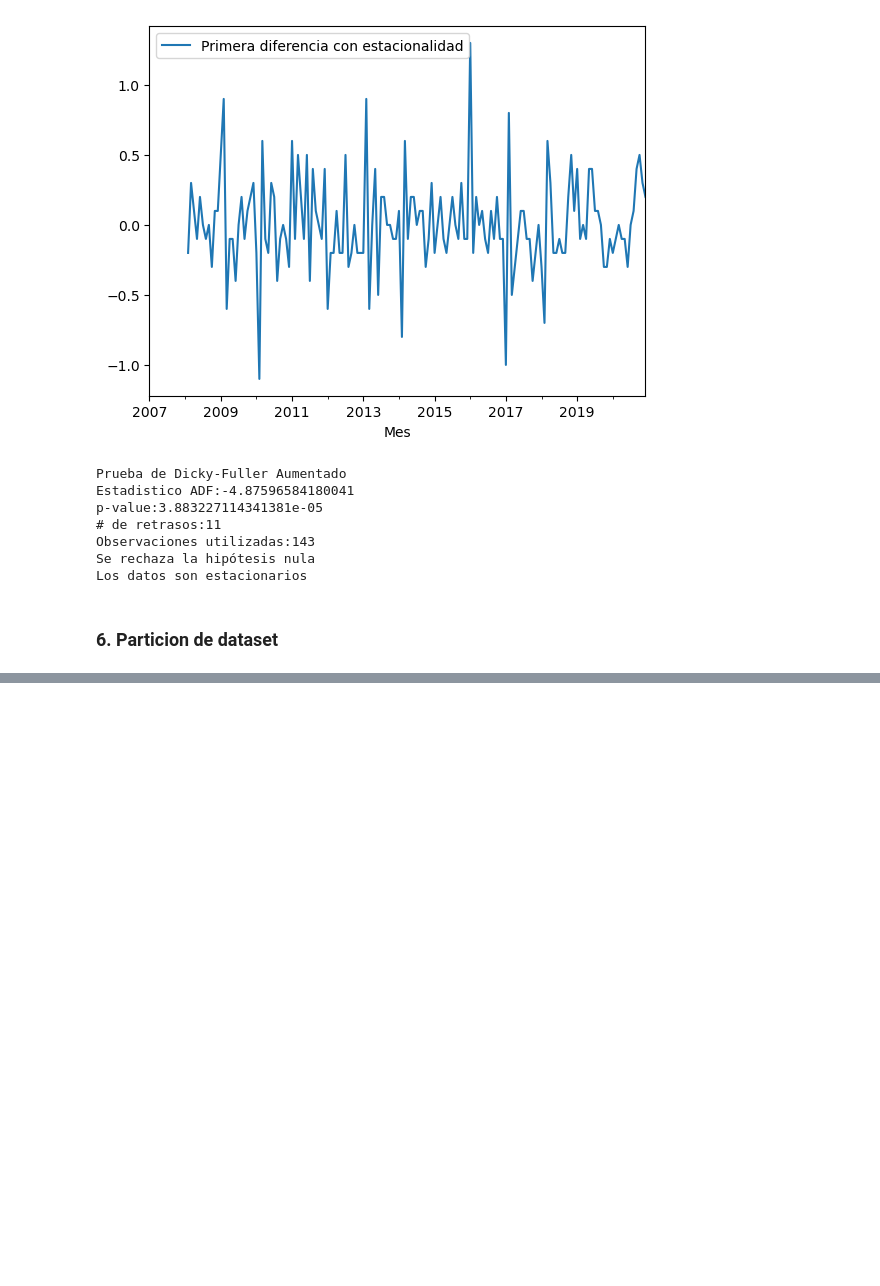
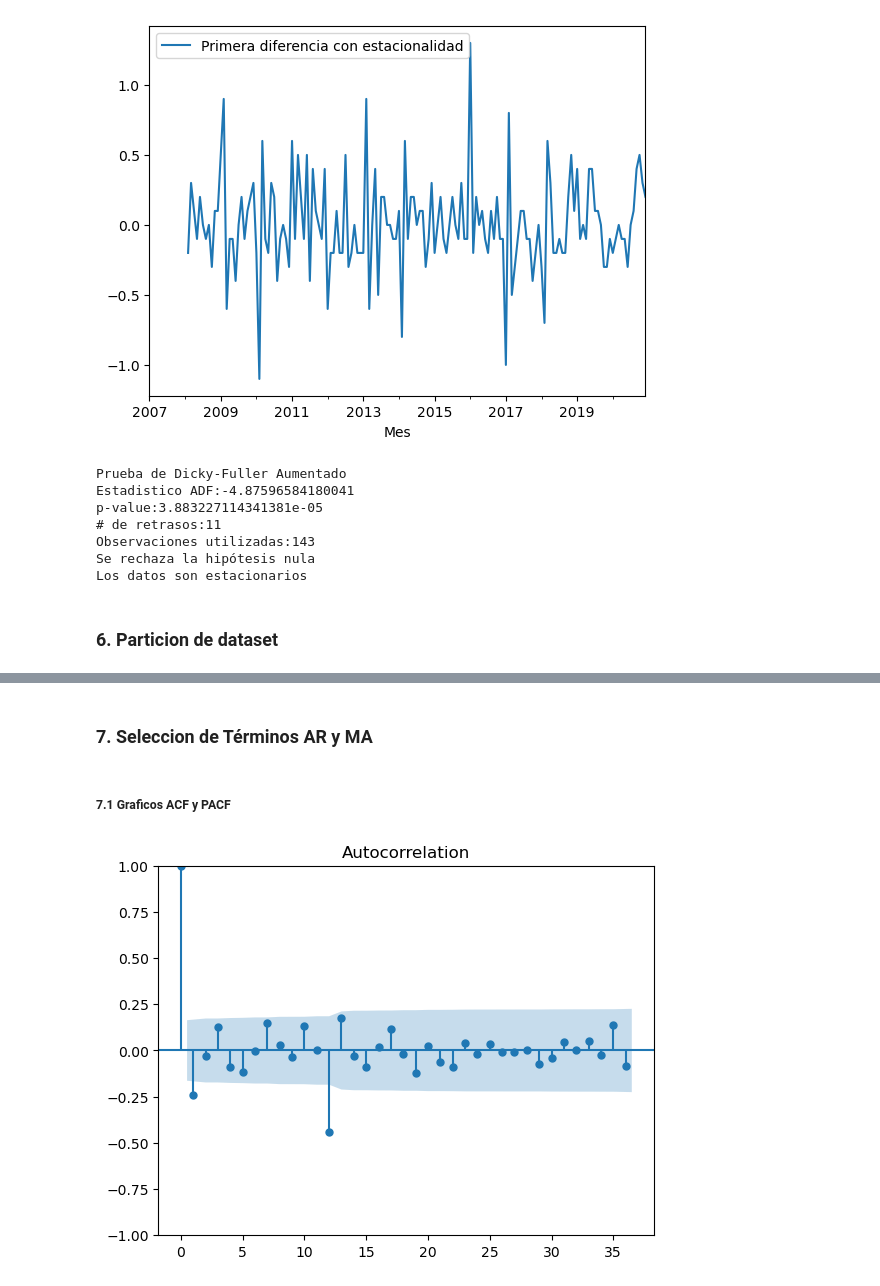
Before and after one commit to dparedes616/Series-de-Tiempo, a Jupyter notebook: Proyectos/Hacienda_el_Jobo.ipynb, the cells around one changed output, grey strips where cells are left out. Saved outputs shown, nothing was run; the diff lists cells and outputs as text; code cells hidden in the pictures; blank space fills up the shorter version.

```diff
--- a/Proyectos/Hacienda_el_Jobo.ipynb
+++ b/Proyectos/Hacienda_el_Jobo.ipynb
@@ -336,0 +337,8 @@ df_tes
+# %% [markdown]
+### 7. Seleccion de Términos AR y MA
+# %% [markdown]
+##### 7.1 Graficos ACF y PACF
+# %%
+grafico_ACF = plot_acf(df_train["Primera diferencia con estacionalidad"].dropna(), lags=36)
+# %% [output]
+[figure, added]
```
Also changed, not shown: parts of 32 cells of this notebook.
